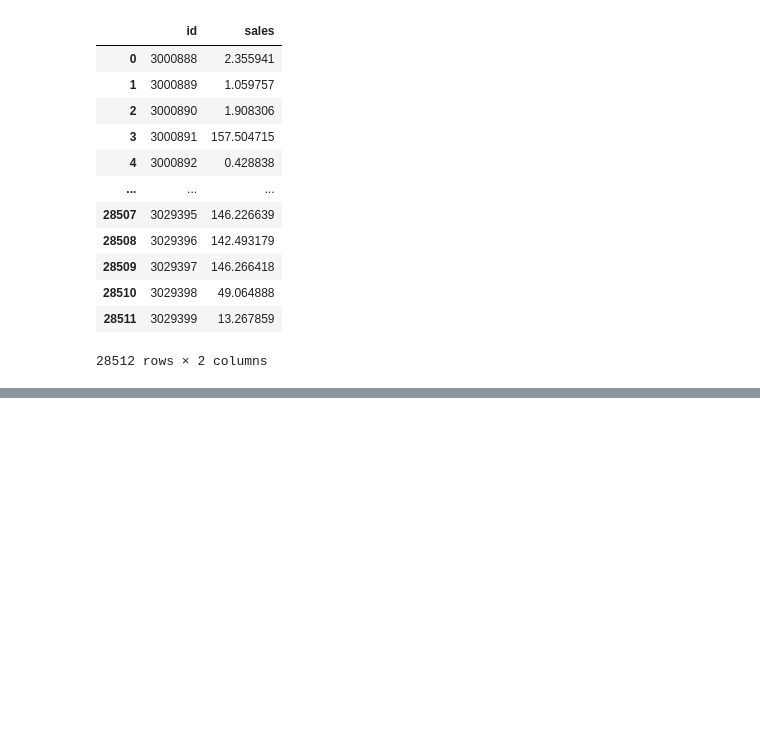
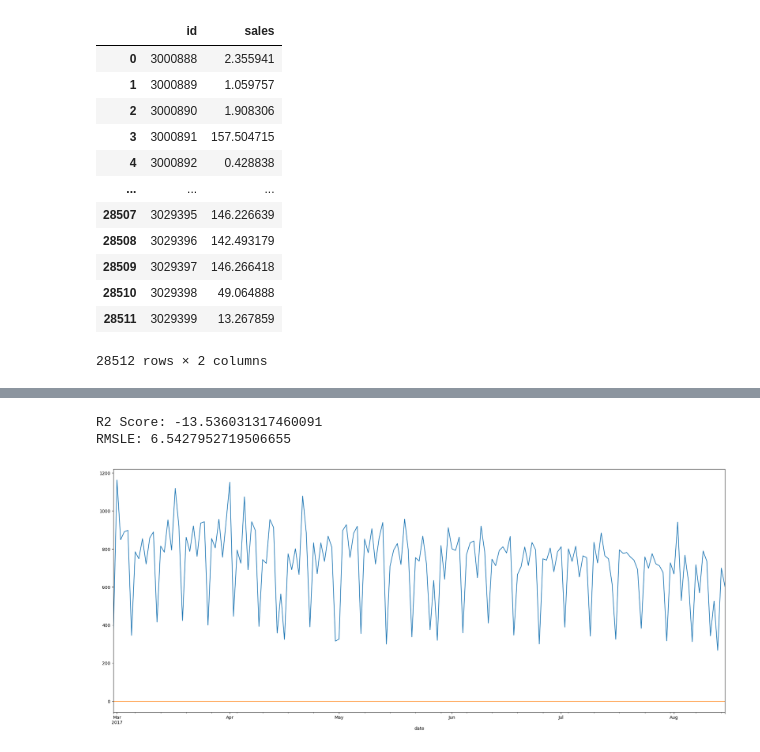
Before and after one commit to Nasibul/e-commerce, a Jupyter notebook: Advanced ARIMA/RNN & LSTM.ipynb, the cells around one changed output, grey strips where cells are left out. Drawn from its saved outputs; the diff is of its cells as text; code cells hidden in the pictures; blank space fills up the shorter version.

```diff
--- a/Advanced ARIMA/RNN & LSTM.ipynb
+++ b/Advanced ARIMA/RNN & LSTM.ipynb
@@ -573,0 +720,6 @@ lstm_submission.to_csv('LSTM_submission.csv', header=True, index=False)
+# %%
+compare('1_DAIRY')
+# %% [output]
+R2 Score: -13.536031317460091
+RMSLE: 6.5427952719506655
+[figure, added]
```
Also changed, not shown: parts of 14 cells of this notebook, 16 other files.
